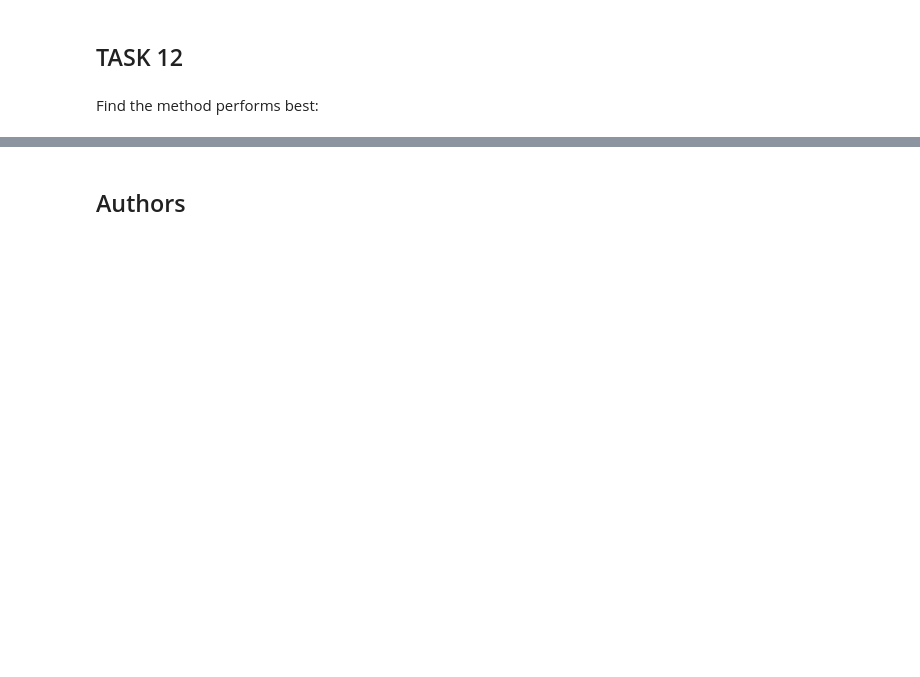
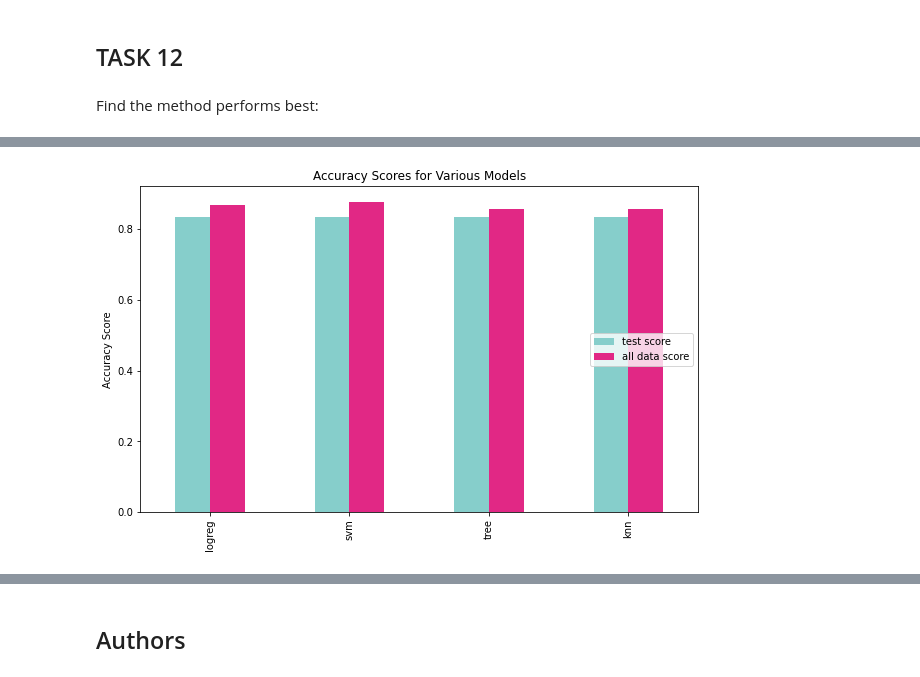
Before and after one commit to k8nowak/DS-Capstone, a Jupyter notebook: Week 4-1 Machine Learning.ipynb, the cells around one changed output, grey strips where cells are left out. Saved outputs shown, nothing was run; the diff lists cells and outputs as text; code cells hidden in the pictures; blank space fills up the shorter version.

```diff
--- a/Week 4-1 Machine Learning.ipynb
+++ b/Week 4-1 Machine Learning.ipynb
@@ -258,7 +280,7 @@ parameters = {'criterion': ['gini', 'entropy'],
 
 tree = DecisionTreeClassifier()
 # %%
-tree_cv=GridSearchCV(estimator=tree,param_grid=parameters,cv=10,refit=True)
+tree_cv=GridSearchCV(estimator=tree,param_grid=parameters,cv=10)
 tree_cv.fit(X_train,Y_train)
 # %% [output]
 GridSearchCV(cv=10, estimator=DecisionTreeClassifier(),
@@ -284,0 +303,10 @@ tree_cv.score(X_test,Y_test)
+# %%
+tree_cv.score(X_test,Y_test)
+
+treescore = tree_cv.score(X_test,Y_test)
+print("decision tree score on test data: "+str(treescore))
+testscorelist.append(treescore)
+
+treescoreall = tree_cv.score(X,Y)
+print("decision tree score on all data: "+str(treescoreall))
+allscorelist.append(treescoreall)
@@ -323,0 +351,10 @@ knn_cv.score(X_test,Y_test)
+# %%
+knn_cv.score(X_test,Y_test)
+
+knnscore = knn_cv.score(X_test,Y_test)
+print("KNN score on test data: "+str(knnscore))
+testscorelist.append(knnscore)
+
+knnscoreall = knn_cv.score(X,Y)
+print("KNN score on all data: "+str(knnscoreall))
+allscorelist.append(knnscoreall)
@@ -336,0 +375,4 @@ Find the method performs best:
+# %%
+df = pd.DataFrame(zip(testscorelist,allscorelist), \
+                  index = ['logreg','svm','tree','knn'],\
+                 columns=pd.Index(['test score','all data score'], name='data set'))
@@ -336,0 +387,8 @@ Find the method performs best:
+# %%
+df.plot(kind='bar',figsize=(10,6),color=['#86cecb','#e12885'])
+plt.title('Accuracy Scores for Various Models')
+plt.ylabel('Accuracy Score')
+plt.legend(loc = 'center right')
+plt.show()
+# %% [output]
+[figure, added]
```
Also changed, not shown: parts of 19 cells of this notebook.
